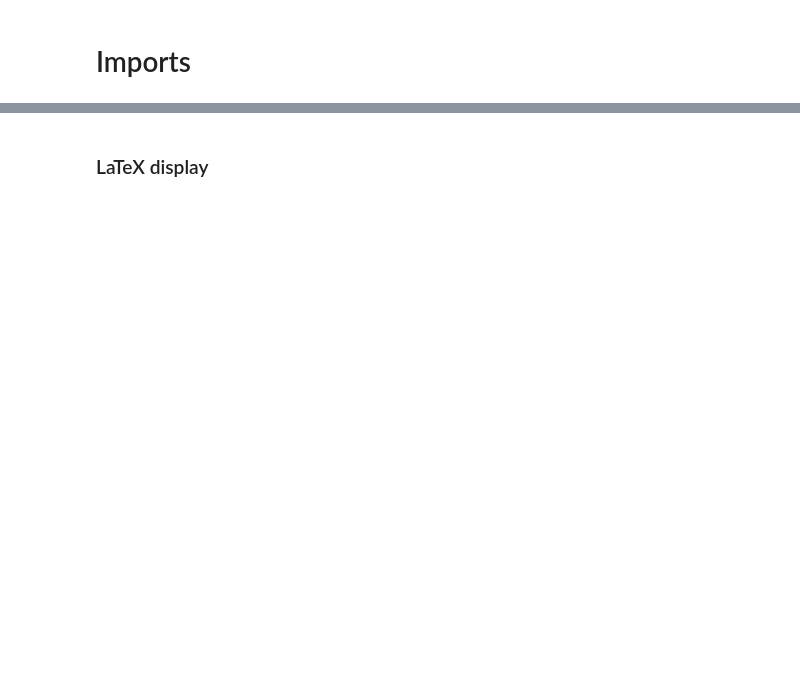
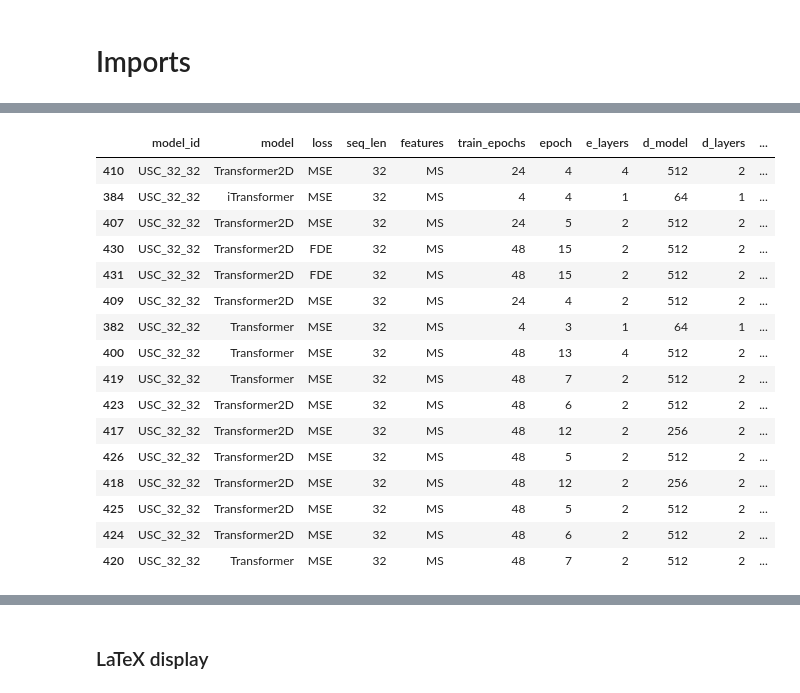
Before and after one commit to arnaud-odet/Time-Series-Library, a Jupyter notebook: results.ipynb, the cells around one changed output, grey strips where cells are left out. Drawn from its saved outputs; the diff is of its cells as text; code cells hidden in the pictures; blank space fills up the shorter version.

```diff
--- a/results.ipynb
+++ b/results.ipynb
@@ -18,3 +17,5 @@ Revoir :
+# %%
+display_cols = ['model_id','model','loss','seq_len','features','train_epochs','epoch','e_layers','d_model','d_layers','d_ff','learning_rate','dropout','wd','rmse','fde']
 # %%
 cp_logs_df = pd.read_csv('./logs/calmip_logs.csv', index_col = 0)
 cp_logs_df.index.max()
@@ -22,0 +24,4 @@ cp_logs_df.index.max()
+# %%
+loc_logs_df = pd.read_csv('./logs/long_term_forecast.csv', index_col = 0)
+loc_logs_df['epoch'] = loc_logs_df['epoch'].fillna(0).astype(int)
+loc_logs_df.tail(8)[display_cols]
@@ -22,0 +38,21 @@ cp_logs_df.index.max()
+# %%
+query =  (loc_logs_df.index > 380) & (loc_logs_df['features'] == 'MS') & (loc_logs_df['seq_len'] == 32)
+loc_logs_df[query][display_cols].sort_values('fde').head(16)
+# %% [output]
+|  | model_id | model | loss | seq_len | features | train_epochs | epoch | e_layers | d_model | d_layers | ... |
+| 410 | USC_32_32 | Transformer2D | MSE | 32 | MS | 24 | 4 | 4 | 512 | 2 | ... |
+| 384 | USC_32_32 | iTransformer | MSE | 32 | MS | 4 | 4 | 1 | 64 | 1 | ... |
+| 407 | USC_32_32 | Transformer2D | MSE | 32 | MS | 24 | 5 | 2 | 512 | 2 | ... |
+| 430 | USC_32_32 | Transformer2D | FDE | 32 | MS | 48 | 15 | 2 | 512 | 2 | ... |
+| 431 | USC_32_32 | Transformer2D | FDE | 32 | MS | 48 | 15 | 2 | 512 | 2 | ... |
+| 409 | USC_32_32 | Transformer2D | MSE | 32 | MS | 24 | 4 | 2 | 512 | 2 | ... |
+| 382 | USC_32_32 | Transformer | MSE | 32 | MS | 4 | 3 | 1 | 64 | 1 | ... |
+| 400 | USC_32_32 | Transformer | MSE | 32 | MS | 48 | 13 | 4 | 512 | 2 | ... |
+| 419 | USC_32_32 | Transformer | MSE | 32 | MS | 48 | 7 | 2 | 512 | 2 | ... |
+| 423 | USC_32_32 | Transformer2D | MSE | 32 | MS | 48 | 6 | 2 | 512 | 2 | ... |
+| 417 | USC_32_32 | Transformer2D | MSE | 32 | MS | 48 | 12 | 2 | 256 | 2 | ... |
+| 426 | USC_32_32 | Transformer2D | MSE | 32 | MS | 48 | 5 | 2 | 512 | 2 | ... |
+| 418 | USC_32_32 | Transformer2D | MSE | 32 | MS | 48 | 12 | 2 | 256 | 2 | ... |
+| 425 | USC_32_32 | Transformer2D | MSE | 32 | MS | 48 | 5 | 2 | 512 | 2 | ... |
+| 424 | USC_32_32 | Transformer2D | MSE | 32 | MS | 48 | 6 | 2 | 512 | 2 | ... |
+| 420 | USC_32_32 | Transformer | MSE | 32 | MS | 48 | 7 | 2 | 512 | 2 | ... |
```
Also changed, not shown: parts of 12 cells of this notebook, 10 other files.
